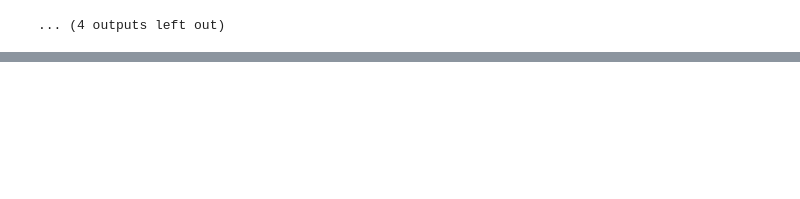
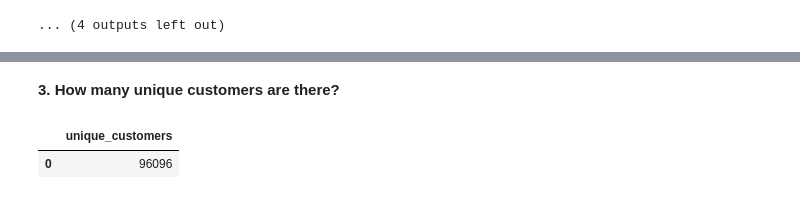
Before and after one commit to Azarbaad/Data_analytics, a Jupyter notebook: SQL_brazilian_ecommerce.ipynb, the cells around one changed output, grey strips where cells are left out. Saved outputs shown, nothing was run; the diff lists cells and outputs as text; code cells hidden in the pictures; blank space fills up the shorter version.

```diff
--- a/SQL_brazilian_ecommerce.ipynb
+++ b/SQL_brazilian_ecommerce.ipynb
@@ -218,0 +244,12 @@ for table in tables['name']:
+# %% [markdown]
+**3. How many unique customers are there?**
+# %%
+query = """
+SELECT COUNT(DISTINCT customer_unique_id) AS unique_customers
+FROM customers_dataset;
+"""
+result = pd.read_sql(query, conn)
+display(DataTable(result))
+# %% [output]
+|  | unique_customers |
+| 0 | 96096 |
```
Also changed, not shown: parts of 8 cells of this notebook.
